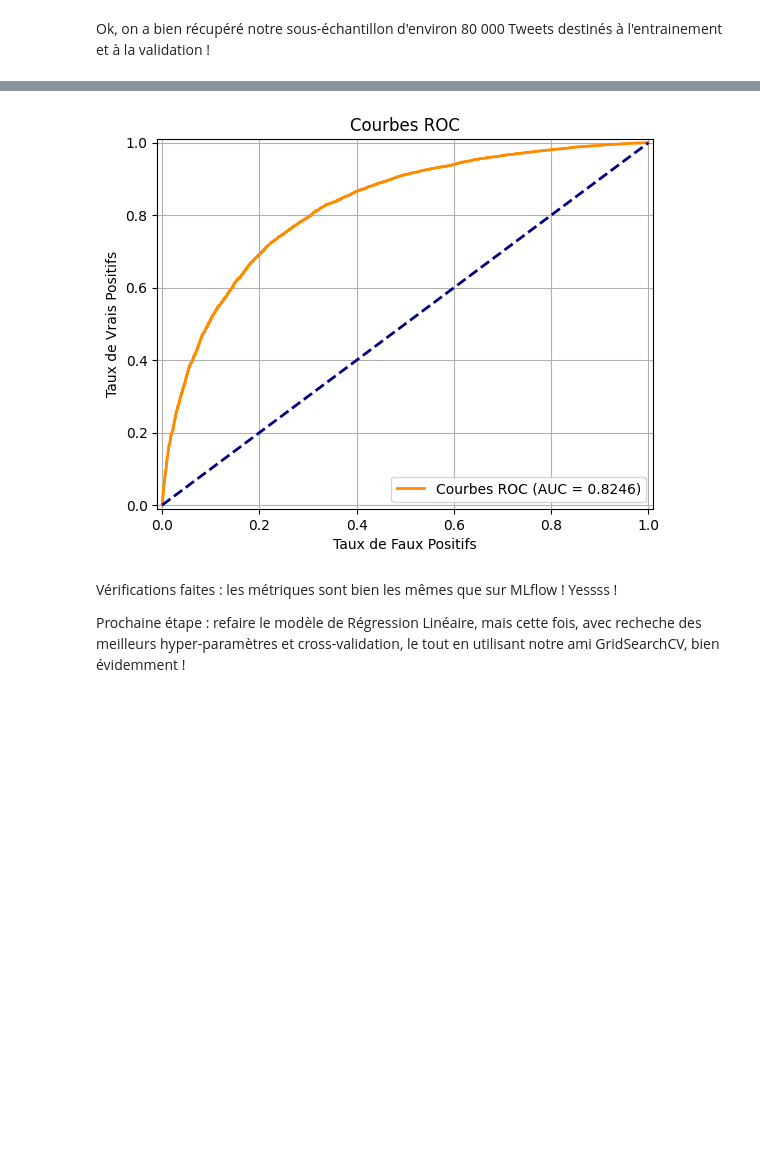
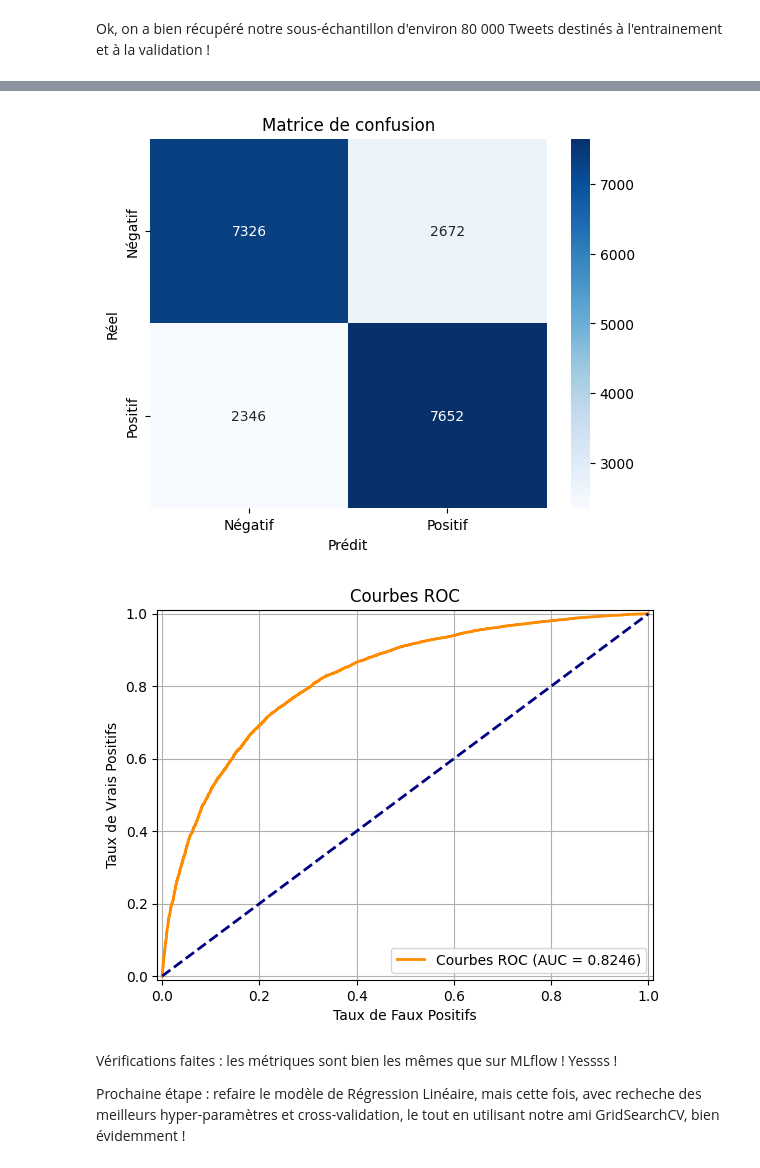
Before and after one commit to Jojo31100/Projet_7-Air_Paradis-PUBLIC, a Jupyter notebook: AirParadis_Notebook.ipynb, the cells around one changed output, grey strips where cells are left out. Drawn from its saved outputs; the diff is of its cells as text; code cells hidden in the pictures; blank space fills up the shorter version.

```diff
--- a/AirParadis_Notebook.ipynb
+++ b/AirParadis_Notebook.ipynb
@@ -273,9 +274,9 @@ On part du principe qu'on va utiliser Google Colab pour le développement, tout
 #Installation de MLFlow pour suivre la totalité des modèles (temps d'entrainement, d'inférence, résultats, meilleurs paramètres, ...)
 !pip install mlflow
 import mlflow
+from mlflow.tracking import MlflowClient
 
 #On va créer les "Experiments" pour y stocker nos modèles
-mlflow.set_experiment("Modeles-RegressionLogistique")
-mlflow.set_experiment("Modeles-TF-IDF")
-mlflow.set_experiment("Modeles-DeepLearning")
+#mlflow.set_experiment("Modeles-RegressionLogistique")
+#mlflow.set_experiment("Modeles-DeepLearning")
 # %% [output]
@@ -604,21 +603,23 @@ with mlflow.start_run(run_name="Regression_Logistique-max_iter_1000-BoW_Racinise
     mlflow.log_metric("validation_roc_auc", roc_auc_score(y_test, y_proba))
 # %%
 #Métriques
+
 #Accuracy
-accuracy = accuracy_score(y_test, y_pred)
-print("Accuracy :", accuracy)
+print("Accuracy\t:", accuracy_score(y_test, y_pred))
+
+#ROC AUC score
+print("\nROC AUC score\t:", roc_auc_score(y_test, y_proba))
+
+#Rapport de classification
+print("\nRapport de classification :\n", classification_report(y_test, y_pred, target_names=["Négatif", "Positif"]), sep="")
 
 #Matrice de confusion
-#matriceDeConfusion = confusion_matrix(y_test, y_pred)
-#seaborn.heatmap(matriceDeConfusion, annot=True, fmt="d", cmap="Blues", xticklabels=["Négatif", "Positif"], yticklabels=["Négatif", "Positif"])
-#matplotlib.pyplot.title("Matrice de confusion")
-#matplotlib.pyplot.xlabel("Prédit")
-#matplotlib.pyplot.ylabel("Réel")
-#matplotlib.pyplot.show()
-
-#Rapport de classification
-print("\n\nRapport de classification :")
-print(classification_report(y_test, y_pred, target_names=["Négatif", "Positif"]), "\n")
+matriceDeConfusion = confusion_matrix(y_test, y_pred)
+seaborn.heatmap(matriceDeConfusion, annot=True, fmt="d", cmap="Blues", xticklabels=["Négatif", "Positif"], yticklabels=["Négatif", "Positif"])
+matplotlib.pyplot.title("Matrice de confusion")
+matplotlib.pyplot.xlabel("Prédit")
+matplotlib.pyplot.ylabel("Réel")
+matplotlib.pyplot.show()
 
 #ROC-AUC & AUC
 fauxPositifs, vraisPositifs, thresholds = roc_curve(y_test, y_proba, pos_label=4)
@@ -640,14 +642,15 @@ Accuracy : 0.7490498099619924
 
 Rapport de classification :
               precision    recall  f1-score   support
 
      Négatif       0.76      0.73      0.74      9998
      Positif       0.74      0.77      0.75      9998
 
     accuracy                           0.75     19996
    macro avg       0.75      0.75      0.75     19996
 weighted avg       0.75      0.75      0.75     19996
-[figure, old version]
+[figure, new version]
+[figure, added]
 # %% [markdown]
 Vérifications faites : les métriques sont bien les mêmes que sur MLflow ! Yessss !
 
```
Also changed, not shown: parts of 24 cells of this notebook.
